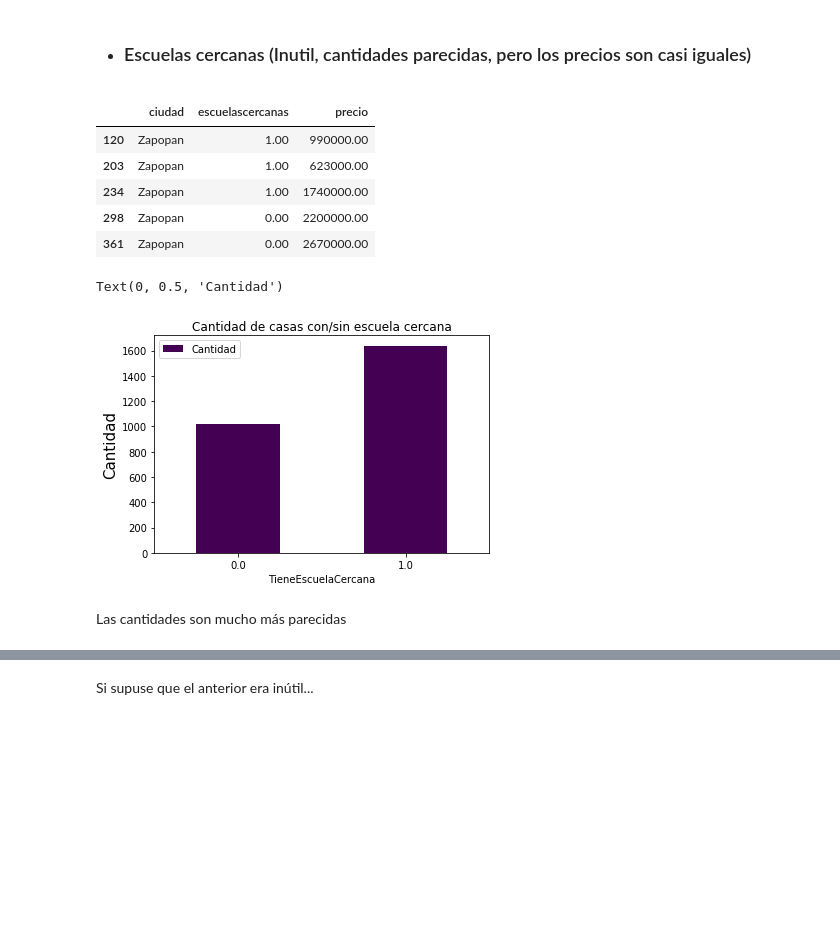
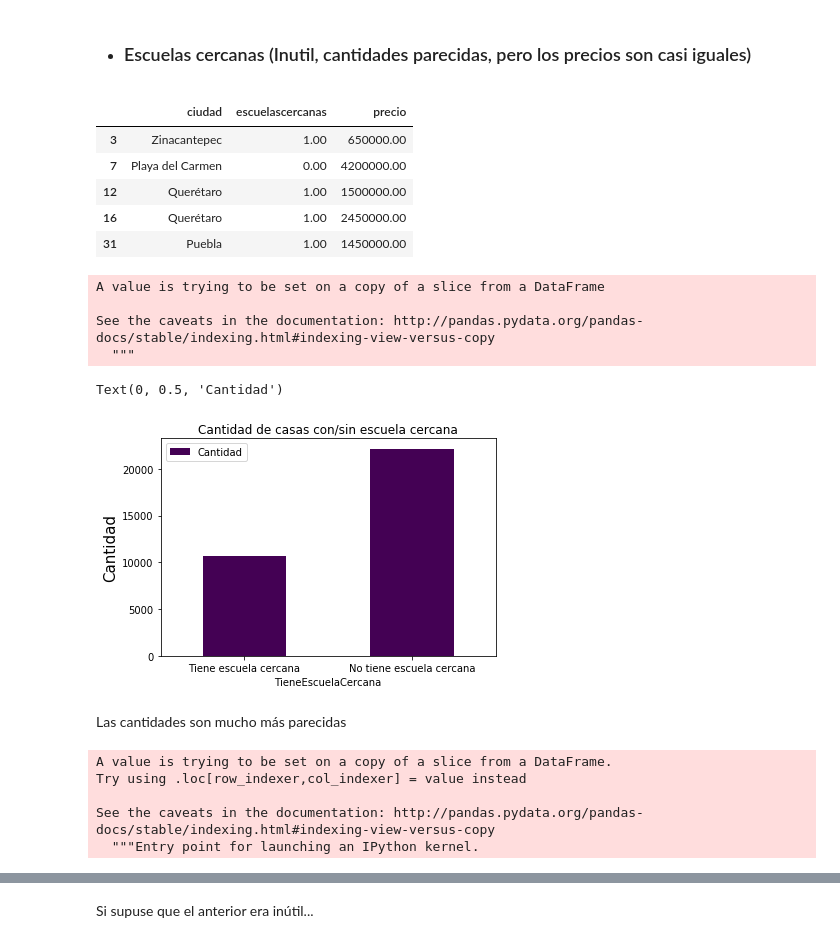
Before and after one commit to gdbien/9558-Organizacion-de-Datos, a Jupyter notebook: TP1/Lucas/HousesAnalysis.ipynb, the cells around one changed output, grey strips where cells are left out. Cells and saved outputs as stored; diff of their text form; code cells hidden in the pictures; blank space fills up the shorter version.

Commit message:
Modified Plots: Changed titles to make a few of them more easily readable
Signed-off-by: otlucas <lucas.otero@despegar.com>

```diff
--- a/TP1/Lucas/HousesAnalysis.ipynb
+++ b/TP1/Lucas/HousesAnalysis.ipynb
@@ -99,24 +111,37 @@ Aunque haga un boxplot, la diferencia de cantidad de casas para un grupo y otro
 * ### Escuelas cercanas (Inutil, cantidades parecidas, pero los precios son casi iguales)
 # %%
 casaPrecioEscuela = casas.iloc[:, [5, 20, 22]]
-casaPrecioEscuela = casaPrecioEscuela.loc[casaPrecioEscuela["ciudad"] == "Zapopan"]
 casaPrecioEscuela.head()
 # %% [output]
 |  | ciudad | escuelascercanas | precio |
-| 120 | Zapopan | 1.00 | 990000.00 |
-| 203 | Zapopan | 1.00 | 623000.00 |
-| 234 | Zapopan | 1.00 | 1740000.00 |
-| 298 | Zapopan | 0.00 | 2200000.00 |
-| 361 | Zapopan | 0.00 | 2670000.00 |
+| 3 | Zinacantepec | 1.00 | 650000.00 |
+| 7 | Playa del Carmen | 0.00 | 4200000.00 |
+| 12 | Querétaro | 1.00 | 1500000.00 |
+| 16 | Querétaro | 1.00 | 2450000.00 |
+| 31 | Puebla | 1.00 | 1450000.00 |
 # %%
 casasConEscuelaCercaCount = casaPrecioEscuela.groupby(casaPrecioEscuela["escuelascercanas"]).agg({"count"}).reset_index()
 casasConEscuelaCercaCount = casasConEscuelaCercaCount.iloc[:, [0,1]]
 casasConEscuelaCercaCount.columns = ["TieneEscuelaCercana", "Cantidad"]
+casasConEscuelaCercaCount.TieneEscuelaCercana[0] = "Tiene escuela cercana"
+casasConEscuelaCercaCount.TieneEscuelaCercana[1] = "No tiene escuela cercana"
 casasConEscuelaCercaCount.plot.bar(x="TieneEscuelaCercana", y="Cantidad", rot=0, title = "Cantidad de casas con/sin escuela cercana",colormap='viridis').set_ylabel("Cantidad", fontsize=15)
 # %% [output]
-Text(0, 0.5, 'Cantidad')
+A value is trying to be set on a copy of a slice from a DataFrame
+
+See the caveats in the documentation: http://pandas.pydata.org/pandas-docs/stable/indexing.html#indexing-view-versus-copy
+  """
+Text(0, 0.5, 'Cantidad')
-[figure, old version]
+[figure, new version]
 # %% [markdown]
 Las cantidades son mucho más parecidas
+# %%
+casaPrecioEscuela["escuelascercanas"] = casaPrecioEscuela["escuelascercanas"].map(lambda x : "Tiene escuela cercana" if x == 1 else "No tiene escuela cercana")
+# %% [output]
+A value is trying to be set on a copy of a slice from a DataFrame.
+Try using .loc[row_indexer,col_indexer] = value instead
+
+See the caveats in the documentation: http://pandas.pydata.org/pandas-docs/stable/indexing.html#indexing-view-versus-copy
+  """Entry point for launching an IPython kernel.
 # %%
 casaPrecioEscuelaBoxPlot = casaPrecioEscuela.boxplot(column=["precio"],patch_artist=True, figsize=(10,15), by=["escuelascercanas"])
```
Also changed, not shown: parts of 6 cells of this notebook.
